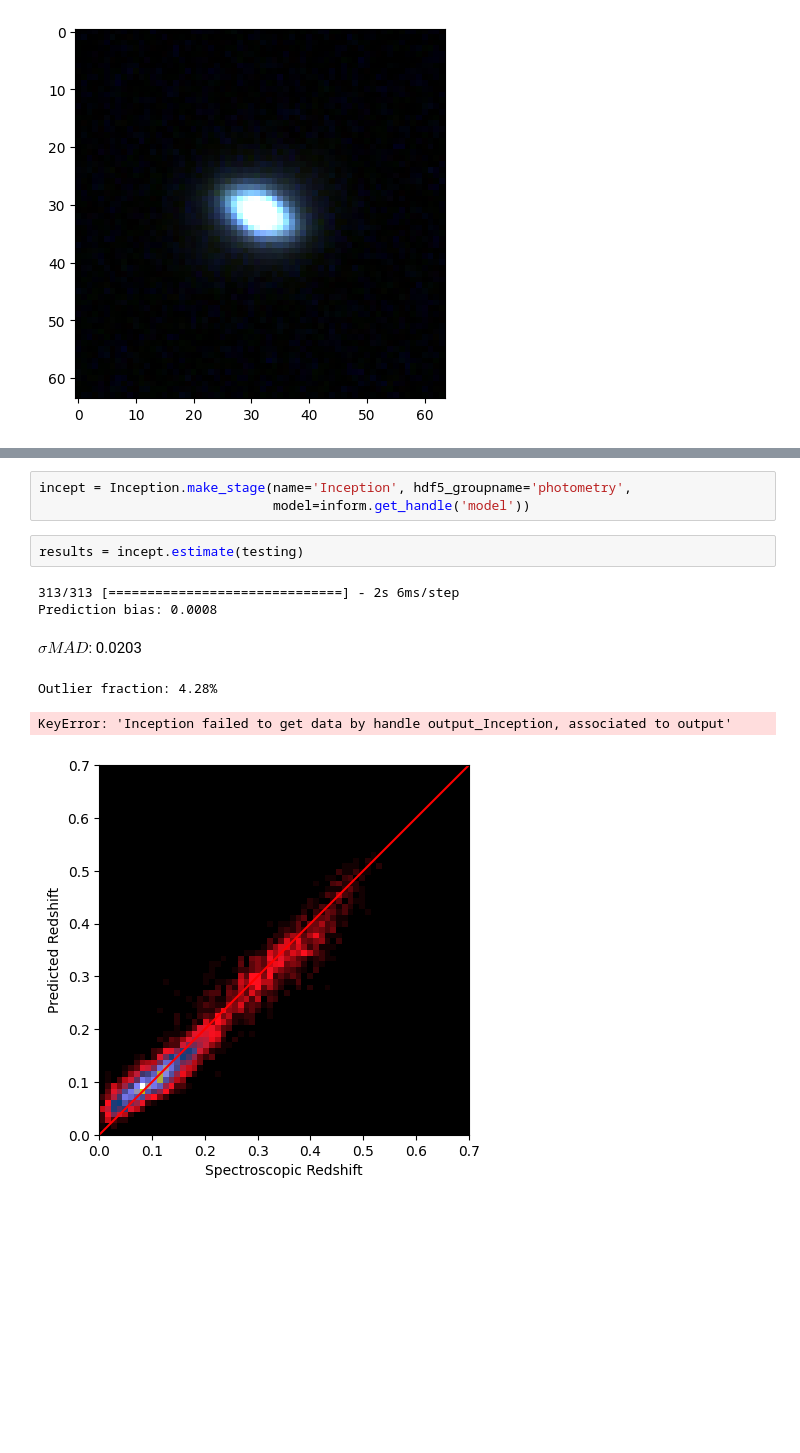
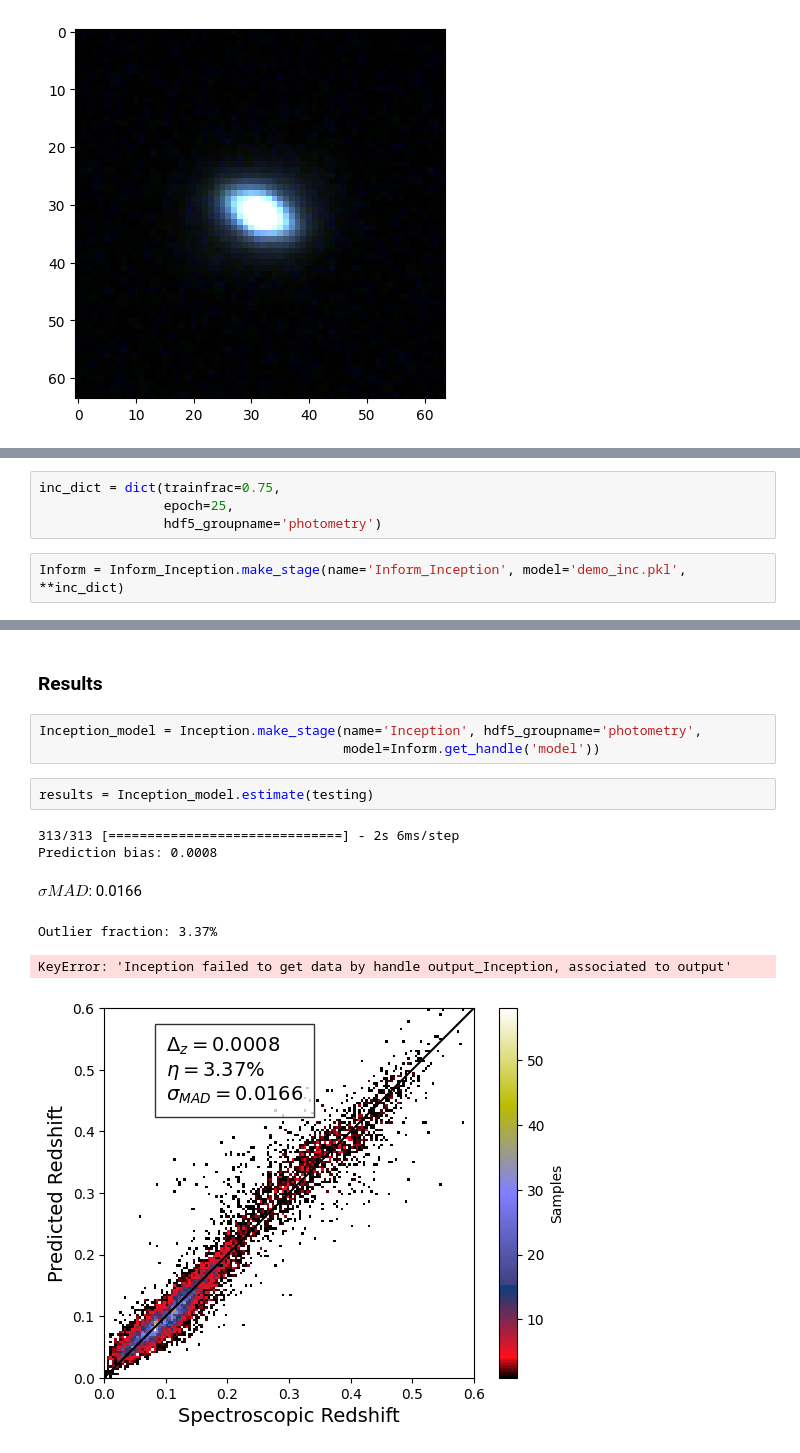
Before and after one commit to valentin-brekke/images-to-pz, a Jupyter notebook: Notebooks/rail_incep.ipynb, the cells around one changed output, grey strips where cells are left out. Drawn from its saved outputs; the diff is of its cells as text; blank space fills up the shorter version.

```diff
--- a/Notebooks/rail_incep.ipynb
+++ b/Notebooks/rail_incep.ipynb
@@ -60 +49,7 @@ testing = DS.add_data("testing", test_data, TableHandle)
+# %%
+inc_dict = dict(trainfrac=0.75,
+                epoch=25,
+                hdf5_groupname='photometry')
+# %%
+Inform = Inform_Inception.make_stage(name='Inform_Inception', model='demo_inc.pkl', **inc_dict)
 # %%
@@ -85,13 +80,15 @@ INFO:tensorflow:Assets written to: ram://0df66933-1a9b-4ef2-88bc-189ce8d32f24/as
 <rail.core.data.ModelHandle at 0x...>
+# %% [markdown]
+### Results
 # %%
-incept = Inception.make_stage(name='Inception', hdf5_groupname='photometry',
-                              model=inform.get_handle('model'))
+Inception_model = Inception.make_stage(name='Inception', hdf5_groupname='photometry',
+                                       model=Inform.get_handle('model'))
 # %%
-results = incept.estimate(testing)
+results = Inception_model.estimate(testing)
 # %% [output]
 313/313 [==============================] - 2s 6ms/step
 Prediction bias: 0.0008
-$\sigma MAD$: 0.0203
+$\sigma MAD$: 0.0166
-Outlier fraction: 4.28%
+Outlier fraction: 3.37%
 KeyError: 'Inception failed to get data by handle output_Inception, associated to output'
-[figure, old version]
+[figure, new version]
```
Also changed, not shown: parts of 12 cells of this notebook, 7 other files.
